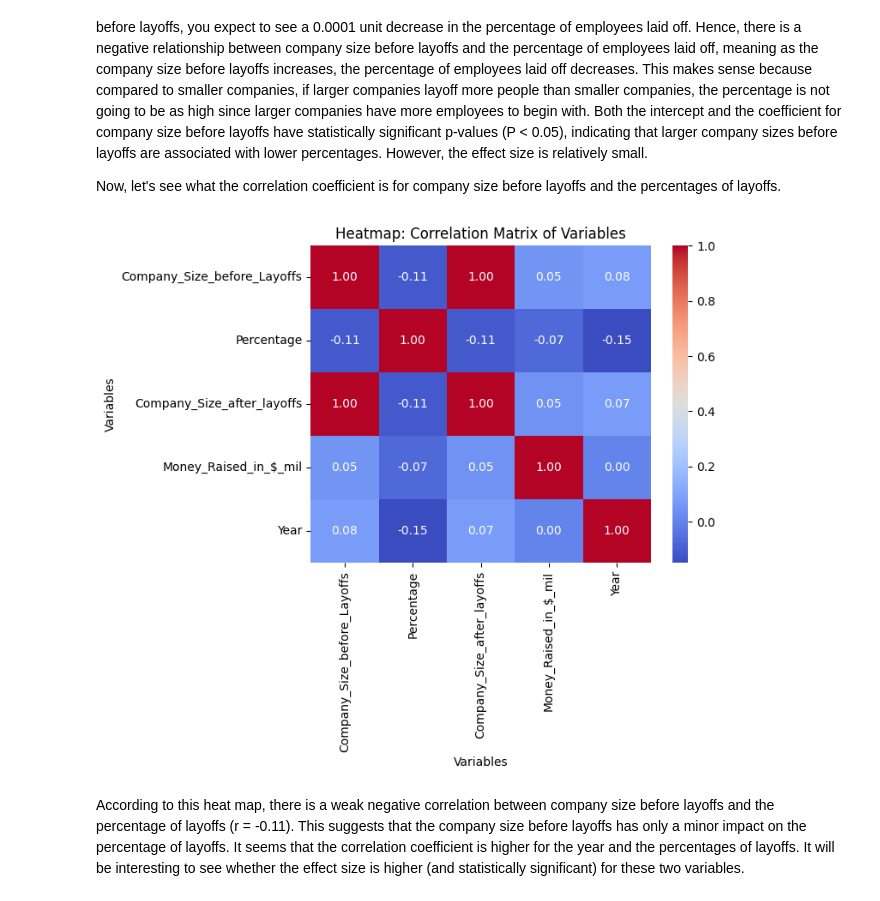
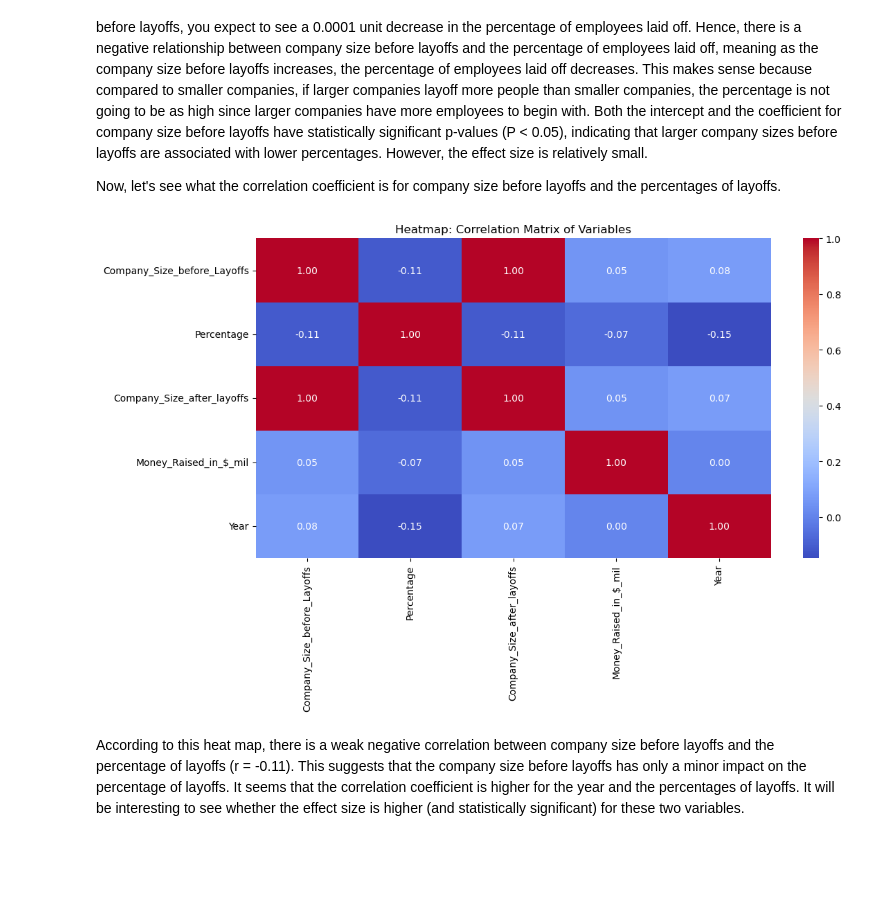
Before and after one commit to COGS108/Group019_WI24, a Jupyter notebook: EDACheckpoint_Group019_WI24.ipynb, the cells around one changed output. Drawn from its saved outputs; the diff is of its cells as text; code cells hidden in the pictures; blank space fills up the shorter version.

```diff
--- a/EDACheckpoint_Group019_WI24.ipynb
+++ b/EDACheckpoint_Group019_WI24.ipynb
@@ -94,6 +86,7 @@ df['Money_Raised_in_$_mil'].dtypes
 dtype('O')
 # %%
 df['Funding'] = df['Money_Raised_in_$_mil'].apply(lambda s: np.float64(s[1:]))
+df['Money_Raised_in_$_mil'] = df['Money_Raised_in_$_mil'].apply(lambda s: np.float64(s[1:]))
 df['Funding'].head()
 # %% [output]
 0     1700.0
@@ -282,25 +276,24 @@ Based on the table above, the intercept is 22.2617, which means that if the comp
 
 Now, let's see what the correlation coefficient is for company size before layoffs and the percentages of layoffs.
 # %%
-df['Money_Raised_in_$_mil'] = df['Money_Raised_in_$_mil'].str.replace('$', '')
-
 heatmap_data = df[['Company_Size_before_Layoffs', 'Percentage', 'Company_Size_after_layoffs', 'Money_Raised_in_$_mil', 'Year']]
 
 # Create the correlation matrix
 correlation_matrix = heatmap_data.corr()
 
 # Create the heatmap
+plt.figure(figsize=(12,6))
 sns.heatmap(correlation_matrix, annot=True, cmap='coolwarm', fmt=".2f")
 
 # Add labels and title
 plt.title('Heatmap: Correlation Matrix of Variables')
-plt.xlabel('Variables')
-plt.ylabel('Variables')
+# plt.xlabel('Variables')
+# plt.ylabel('Variables')
 
 # Show plot
 plt.show()
 # %% [output]
-[figure, old version]
+[figure, new version]
 # %% [markdown]
 According to this heat map, there is a weak negative correlation between company size before layoffs and the percentage of layoffs (r = -0.11). This suggests that the company size before layoffs has only a minor impact on the percentage of layoffs. It seems that the correlation coefficient is higher for the year and the percentages of layoffs. It will be interesting to see whether the effect size is higher (and statistically significant) for these two variables.
 # %% [markdown]
```
Also changed, not shown: parts of 27 cells of this notebook.
